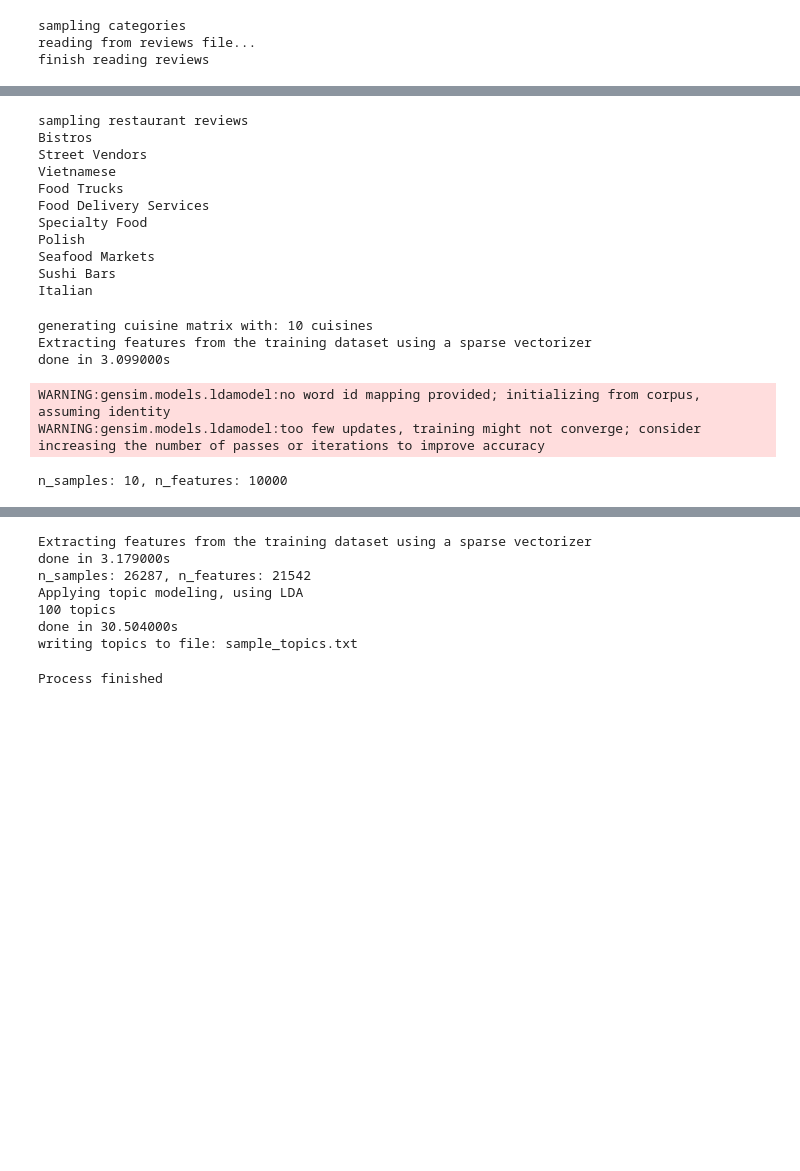
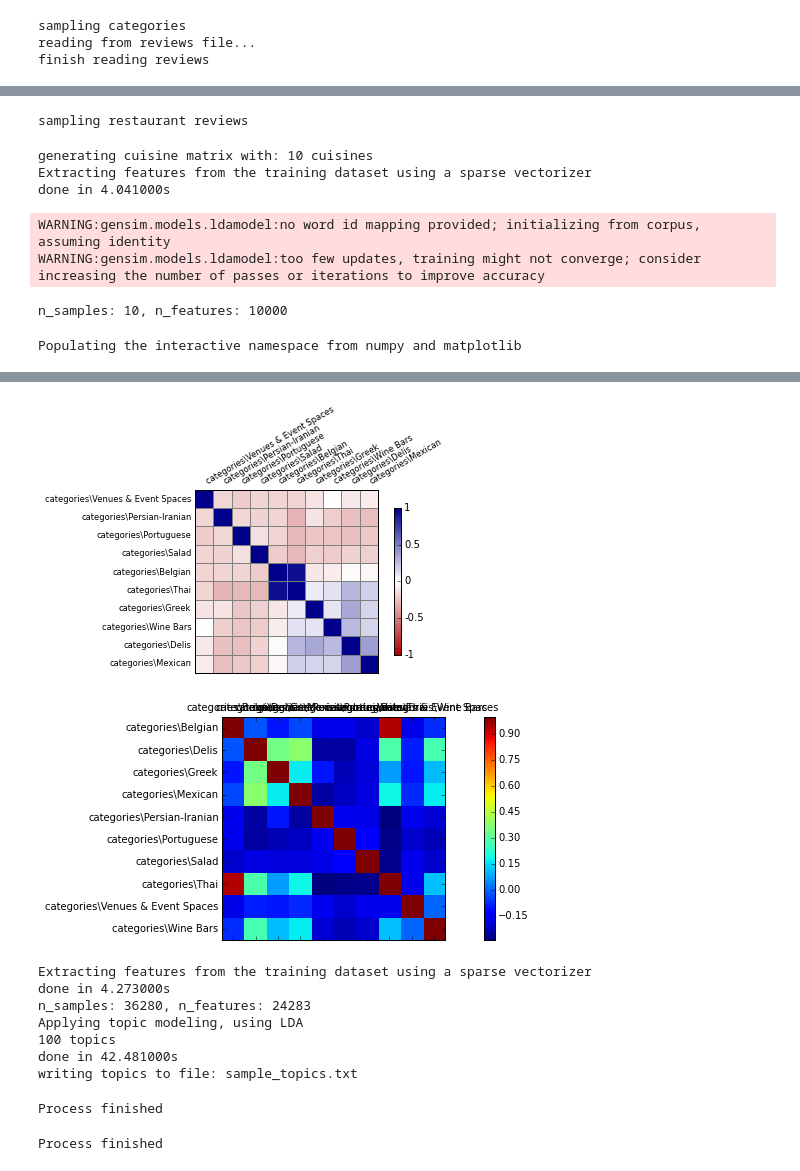
Before and after one commit to xmwy/CS579_Project, a Jupyter notebook: src/Process_data.ipynb, the cells around one changed output, grey strips where cells are left out. Drawn from its saved outputs; the diff is of its cells as text; code cells hidden in the pictures; blank space fills up the shorter version.

```diff
--- a/src/Process_data.ipynb
+++ b/src/Process_data.ipynb
@@ -177,7 +188,6 @@ def sample_reviews(rate_sizes = 100000):
     count = 0
     max_bound = 0
     for cat in sample_cat2reviews:
-        print cat
         new_max_bound = max_bound + len(sample_cat2reviews[cat])
         while count < sample_size and sorted_rev_sample[count] < new_max_bound:
             my_sample_v2.append( sample_cat2reviews[cat][ sorted_rev_sample[count] - max_bound ].replace("\n", " ").strip() )
@@ -197,16 +207,6 @@ def sample_reviews(rate_sizes = 100000):
 sample_reviews()
 # %% [output]
 sampling restaurant reviews
-Bistros
-Street Vendors
-Vietnamese
-Food Trucks
-Food Delivery Services
-Specialty Food
-Polish
-Seafood Markets
-Sushi Bars
-Italian
 # %%
 def sim_matrix():
     logging.basicConfig(format='%(asctime)s : %(levelname)s : %(message)s', level=logging.INFO)
@@ -290,6 +290,7 @@ def sim_matrix():
         cuisine_matrix.append(sim_vecs)
 
     with open( 'cuisine_sim_matrix.csv', 'w') as f:
+        f.write(",".join(c_names)+"\n")
         for i_list in cuisine_matrix:
             s = ""
             my_max = max(i_list)
@@ -305,7 +306,42 @@ sim_matrix()
 # %% [output]
 generating cuisine matrix with: 10 cuisines
 Extracting features from the training dataset using a sparse vectorizer
-done in 3.099000s
+done in 4.041000s
 WARNING:gensim.models.ldamodel:no word id mapping provided; initializing from corpus, assuming identity
 WARNING:gensim.models.ldamodel:too few updates, training might not converge; consider increasing the number of passes or iterations to improve accuracy
 n_samples: 10, n_features: 10000
+# %%
+# plot similarity matrix for cuisine
+import numpy as np
+import matplotlib.pyplot as plt
+%pylab inline
+import pandas as pd
+from biokit.viz import corrplot
+
+cus_names = []
+ci = open("cuisine_indices.txt")
+for i in ci.readlines():
+    i = i.strip("\n")
+    cus_names.append(i)
+
+df = pd.read_csv("cuisine_sim_matrix.csv")
+
+df = df.corr()
+
+c = corrplot.Corrplot(df)
+c.plot(method='color')
+
+fig = plt.figure()
+ax = fig.add_subplot(111)
+cax = ax.matshow(df, interpolation='nearest')
+fig.colorbar(cax)
+plt.xticks( arange(10), cus_names )
+plt.yticks( arange(10), cus_names)
+ax.axis('image')
+#ax.set_xticklabels(['']+cus_names)
+#ax.set_yticklabels(['']+cus_names)
+
+
+plt.show()
+# %% [output]
+Populating the interactive namespace from numpy and matplotlib
@@ -312,3 +350,5 @@ n_samples: 10, n_features: 10000
+[figure, added]
+[figure, added]
 # %%
 def IdeaModel(K, numfeatures, sample_file, num_display_words, outputfile):
     K_clusters = K
@@ -352,11 +392,11 @@ def IdeaModel(K, numfeatures, sample_file, num_display_words, outputfile):
 IdeaModel(int(100), int(50000), "review_sample_100000.txt", int(15), "sample_topics.txt")
 # %% [output]
 Extracting features from the training dataset using a sparse vectorizer
-done in 3.179000s
-n_samples: 26287, n_features: 21542
+done in 4.273000s
+n_samples: 36280, n_features: 24283
 Applying topic modeling, using LDA
 100 topics
-done in 30.504000s
+done in 42.481000s
 writing topics to file: sample_topics.txt
 # %%
 dish_name = []
@@ -417,9 +458,7 @@ dish_count = []
 #with open("topic_result.txt", 'r' ) as f:
     #dish_name.append(f.readlines()))
 cat_count = []
-#for text_name,dish_name in dish_cat:
-for i in range(3):
-    text_name, dish_mame = dish_cat[i]
+for text_name,dish_name in dish_cat:
     for dish in dish_name:
         count = 0
         with open("review_sample_100000.txt", 'r') as f:
@@ -438,3 +477,5 @@ with open("count_result.txt", 'w' ) as f:
             f.write(i + " " + str(j))
             f.write('\n')
 print "Process finished"
+# %% [output]
+Process finished
```
Also changed, not shown: parts of 3 cells of this notebook.
